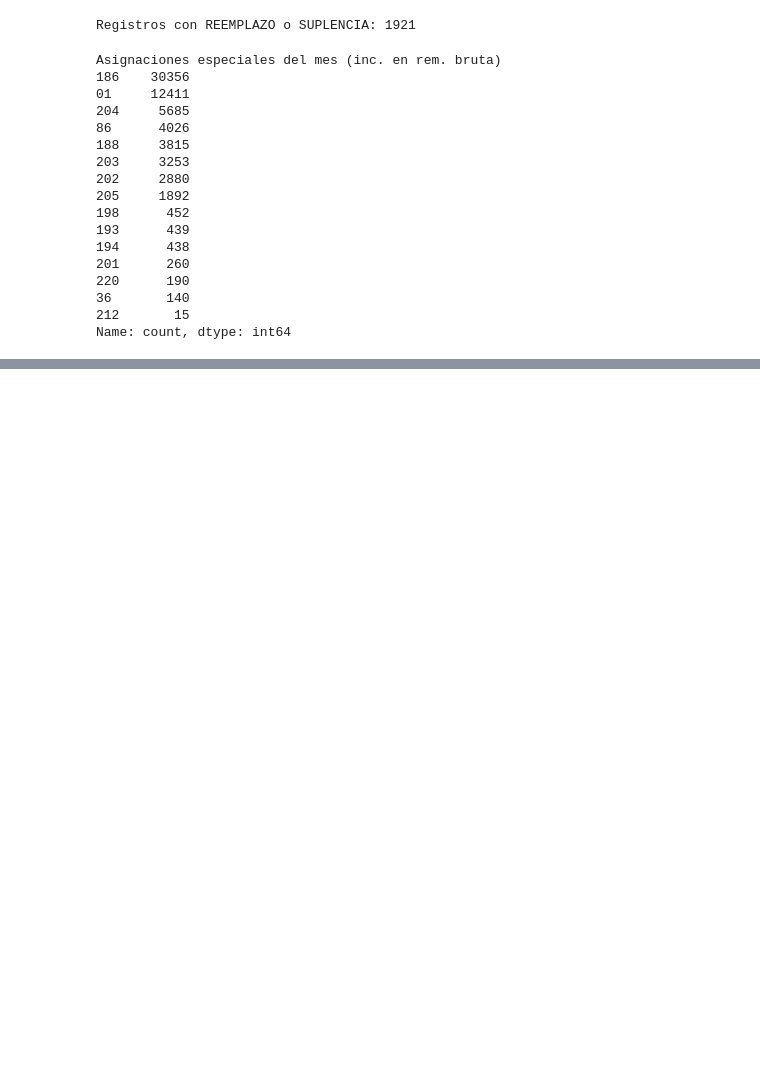
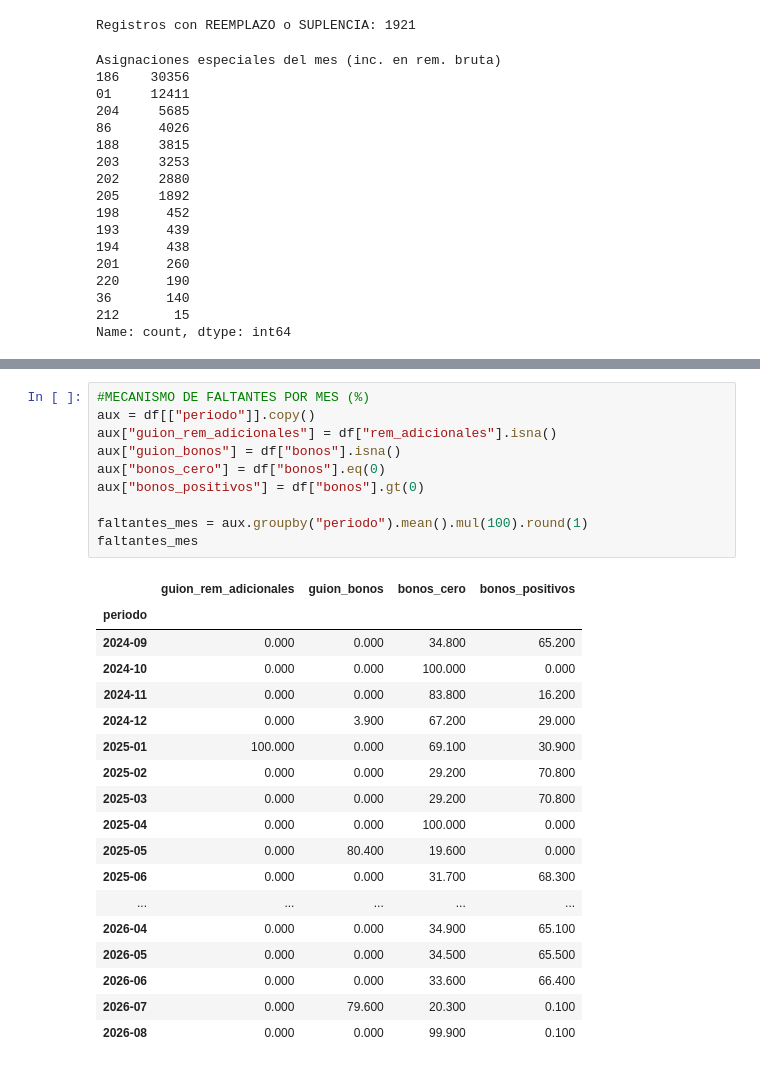
Before and after one commit to josenaxo/Proyecto-Business, a Jupyter notebook: Analysis/EDA.ipynb, the cells around one changed output, grey strips where cells are left out. Saved outputs shown, nothing was run; the diff lists cells and outputs as text; blank space fills up the shorter version.

```diff
--- a/Analysis/EDA.ipynb
+++ b/Analysis/EDA.ipynb
@@ -722,0 +866,29 @@ Name: count, dtype: int64
+# %%
+#MECANISMO DE FALTANTES POR MES (%)
+aux = df[["periodo"]].copy()
+aux["guion_rem_adicionales"] = df["rem_adicionales"].isna()
+aux["guion_bonos"] = df["bonos"].isna()
+aux["bonos_cero"] = df["bonos"].eq(0)
+aux["bonos_positivos"] = df["bonos"].gt(0)
+
+faltantes_mes = aux.groupby("periodo").mean().mul(100).round(1)
+faltantes_mes
+# %% [output]
+|  | guion_rem_adicionales | guion_bonos | bonos_cero | bonos_positivos |
+| periodo |  |  |  |  |
+| 2024-09 | 0.000 | 0.000 | 34.800 | 65.200 |
+| 2024-10 | 0.000 | 0.000 | 100.000 | 0.000 |
+| 2024-11 | 0.000 | 0.000 | 83.800 | 16.200 |
+| 2024-12 | 0.000 | 3.900 | 67.200 | 29.000 |
+| 2025-01 | 100.000 | 0.000 | 69.100 | 30.900 |
+| 2025-02 | 0.000 | 0.000 | 29.200 | 70.800 |
+| 2025-03 | 0.000 | 0.000 | 29.200 | 70.800 |
+| 2025-04 | 0.000 | 0.000 | 100.000 | 0.000 |
+| 2025-05 | 0.000 | 80.400 | 19.600 | 0.000 |
+| 2025-06 | 0.000 | 0.000 | 31.700 | 68.300 |
+| ... | ... | ... | ... | ... |
+| 2026-04 | 0.000 | 0.000 | 34.900 | 65.100 |
+| 2026-05 | 0.000 | 0.000 | 34.500 | 65.500 |
+| 2026-06 | 0.000 | 0.000 | 33.600 | 66.400 |
+| 2026-07 | 0.000 | 79.600 | 20.300 | 0.100 |
+| 2026-08 | 0.000 | 0.000 | 99.900 | 0.100 |
```
Also changed, not shown: parts of 14 cells of this notebook, 1 other file.
